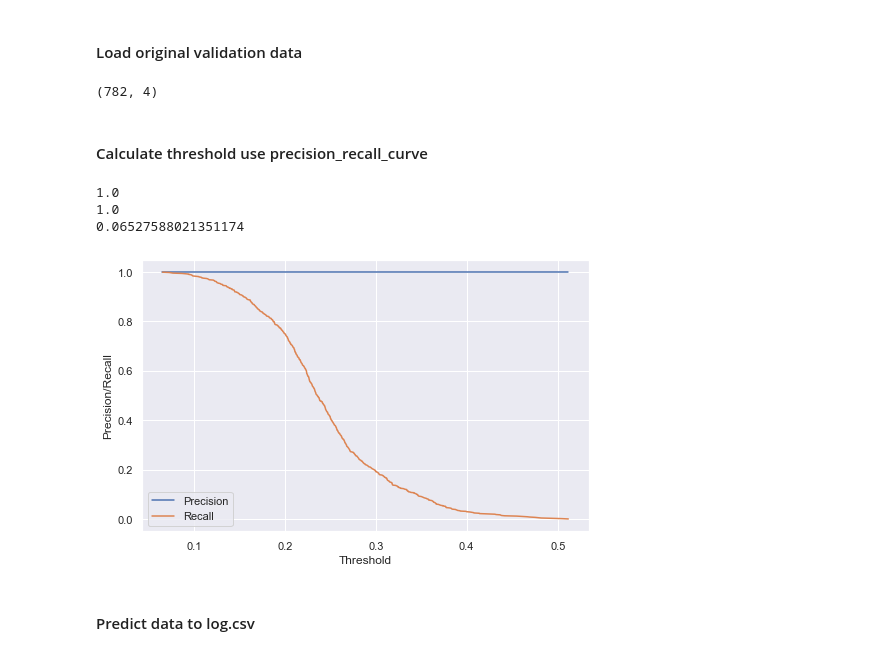
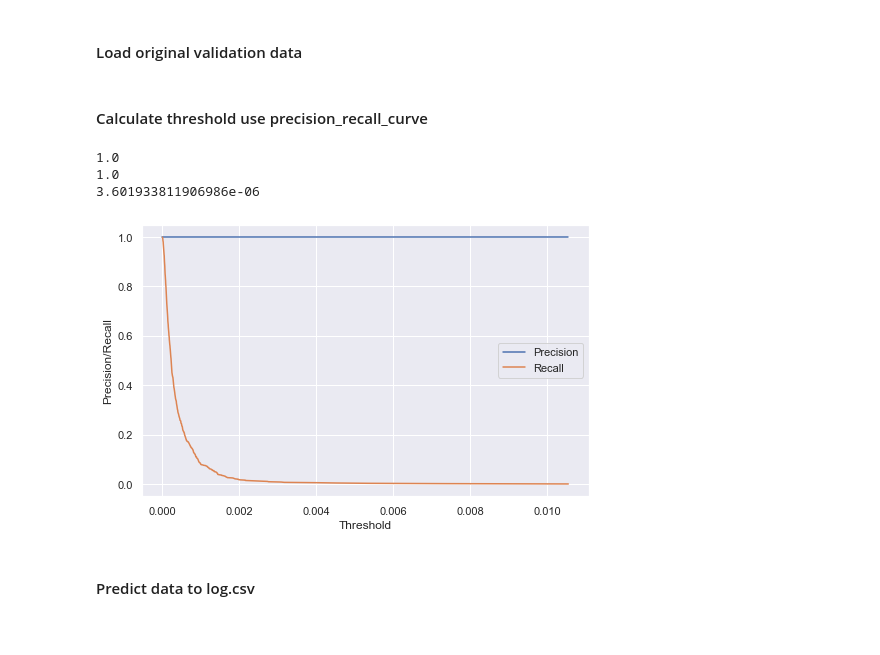
Before and after one commit to oune/AnomalyDetection, a Jupyter notebook: train_AE_generator.ipynb, the cells around one changed output. Cells and saved outputs as stored; diff of their text form; code cells hidden in the pictures.

Commit message:
[update] dataset class & process / [add] graph

```diff
--- a/train_AE_generator.ipynb
+++ b/train_AE_generator.ipynb
@@ -33,16 +36,17 @@ if gpus:
 args = EasyDict({
     'dir_path' : r"D:\Anomaly-Dataset", ## 1: C:\Users\VIP444\Documents\Anomaly-Dataset, 2: D:\Anomaly-Dataset\sar400_vibration_data
     'is_normal' : True,
-    'is_train' : True,
-    'stop_idx' : 2,
+    'train_mode' : ("Train", "Validation", "Test"),
+    'stop_idx' : -1,
     'data_scale_fit' : True,
     'data_scale_trans' : False,
     'batch_size' : 256,
-    'split' : (0.9, 0.1),
+    'split' : (0.8, 0.1, 0.1),
     'is_cache' : True,
     'is_predict' : True,
     'is_normalize' : False,
     'is_lstm' : True,
+    'is_adjust_fit' : (True, False),
     'model_name' : 'LSTM'
 })
 # %% [markdown]
@@ -105,7 +114,7 @@ else:
     input_shape = (4, )
 
 model = autoencoder_model(input_shape)
-model.compile(optimizer=Adam(learning_rate=1e-3), loss=Huber(), metrics=['mae'])
+model.compile(optimizer=Adam(learning_rate=1e-3), loss=Huber(), metrics=['mse'])
 model.summary()
 # %% [output]
 Model: "model_2"
@@ -128,7 +137,7 @@ _________________________________________________________________
 # %% [markdown]
 #### Model Train
 # %%
-epochs = 200
+epochs = 100
 
 EXPERIMENT_DIR = f"./training_logs/{time.strftime('%Y-%m-%d-%H%M%S')}-{args.model_name}"
 os.makedirs(EXPERIMENT_DIR, exist_ok=True)
@@ -137,9 +146,9 @@ checkpoint_path = EXPERIMENT_DIR + "/model/checkpoint.pt"
 os.makedirs(EXPERIMENT_DIR + "/model", exist_ok=True)
 
 callbacks = [
-    # EarlyStopping(monitor='val_mae', patience=7, verbose=1),
-    ModelCheckpoint(filepath=checkpoint_path, monitor='val_mae', verbose=1, save_best_only=True, save_weights_only=True),
-    ReduceLROnPlateau(monitor='val_mae', factor=0.8, patience=6,verbose=1, min_lr=1e-3 * 1e-1),
+    # EarlyStopping(monitor='val_loss', patience=7, verbose=1),
+    ModelCheckpoint(filepath=checkpoint_path, monitor='val_loss', verbose=1, save_best_only=True, save_weights_only=True),
+    ReduceLROnPlateau(monitor='val_loss', factor=0.8, patience=6,verbose=1, min_lr=1e-3 * 1e-1),
     CSVLogger(EXPERIMENT_DIR + '/train_log.csv', separator=',', append=True),
     ]
 
@@ -216,44 +222,60 @@ print(predict_val.shape)
 # %% [markdown]
 #### Load original validation data
 # %%
+keys = list(train_dataset.cache.keys())
+
+train_data = np.array([row for key in keys for row in train_dataset.cache[key][0]])
+train_data = train_data.reshape(train_data.shape[0], train_data.shape[2])[:,0]
+
 keys = list(validation_dataset.cache.keys())
 
 validation_data = np.array([row for key in keys for row in validation_dataset.cache[key][0]])
 validation_data = validation_data.reshape(validation_data.shape[0], validation_data.shape[2])
-print(validation_data.shape)
+
+keys = list(test_dataset.cache.keys())
+
+test_data = np.array([row for key in keys for row in test_dataset.cache[key]])
+test_data = test_data.reshape(test_data.shape[0], test_data.shape[2])
+
+# display_data(train_data, validation_data, test_data)
-# %% [output]
-(782, 4)
 # %% [markdown]
 #### Calculate threshold use precision_recall_curve
 # %%
-# mse = np.mean(np.power(validation_data - predict_val, 2), axis=1)
+mse = np.mean(np.power(validation_data - predict_val, 2), axis=1)
 mae = np.mean(np.abs(validation_data - predict_val), axis=1)
 
+test_mse = np.mean(np.power(test_data - predict, 2), axis=1)
+test_mae = np.mean(np.abs(test_data - predict), axis=1)
+
 y_valid = np.ones(len(validation_data))
+y_test = [label[0] for label in test_dataset.predict_labels]
 
-error_df = pd.DataFrame({'Reconstruction_error' : mae, 'True_class': y_valid})
+error_df_mse = pd.DataFrame({'Reconstruction_error' : mse, 'True_class': y_valid})
+error_df_mae = pd.DataFrame({'Reconstruction_error' : mae, 'True_class': y_valid})
+error_test_df_mse = pd.DataFrame(({'Reconstruction_error' : test_mse, 'True_class': y_test}))
+error_test_df_mae = pd.DataFrame(({'Reconstruction_error' : test_mae, 'True_class': y_test}))
 
-precision_rt, recall_rt, threshold_rt = metrics.precision_recall_curve(error_df['True_class'], error_df['Reconstruction_error'])
+precision_rt, recall_rt, threshold_rt = metrics.precision_recall_curve(error_df_mse['True_class'], error_df_mse['Reconstruction_error'])
 
 best_cnt_dic = abs(precision_rt - recall_rt)
 threshold = threshold_rt[np.argmin(best_cnt_dic)]
 
 print(precision_rt[np.argmin(best_cnt_dic)])
 print(recall_rt[np.argmin(best_cnt_dic)])
 print(threshold)
 
 plt.figure(figsize=(8,5))
 plt.plot(threshold_rt, precision_rt[1:], label='Precision')
 plt.plot(threshold_rt, recall_rt[1:], label='Recall')
 plt.xlabel('Threshold')
 plt.ylabel('Precision/Recall')
 plt.legend()
 plt.show()
 # %% [output]
 1.0
 1.0
-0.06527588021351174
+3.601933811906986e-06
-[figure, old version]
+[figure, new version]
 # %%
 # model = tf.keras.models.load_model('model/model_loss_test.h5')
 
```
Also changed, not shown: parts of 14 cells of this notebook, 4 other files.
